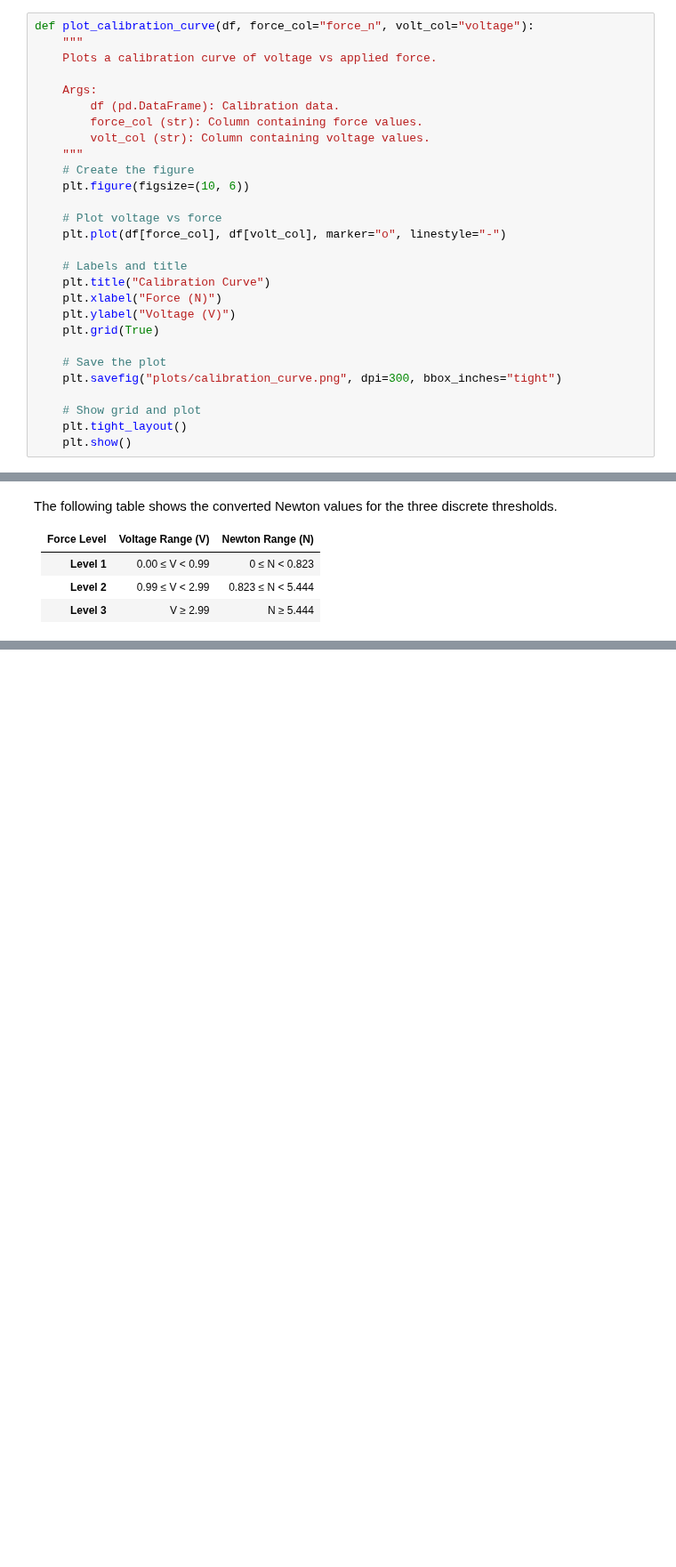
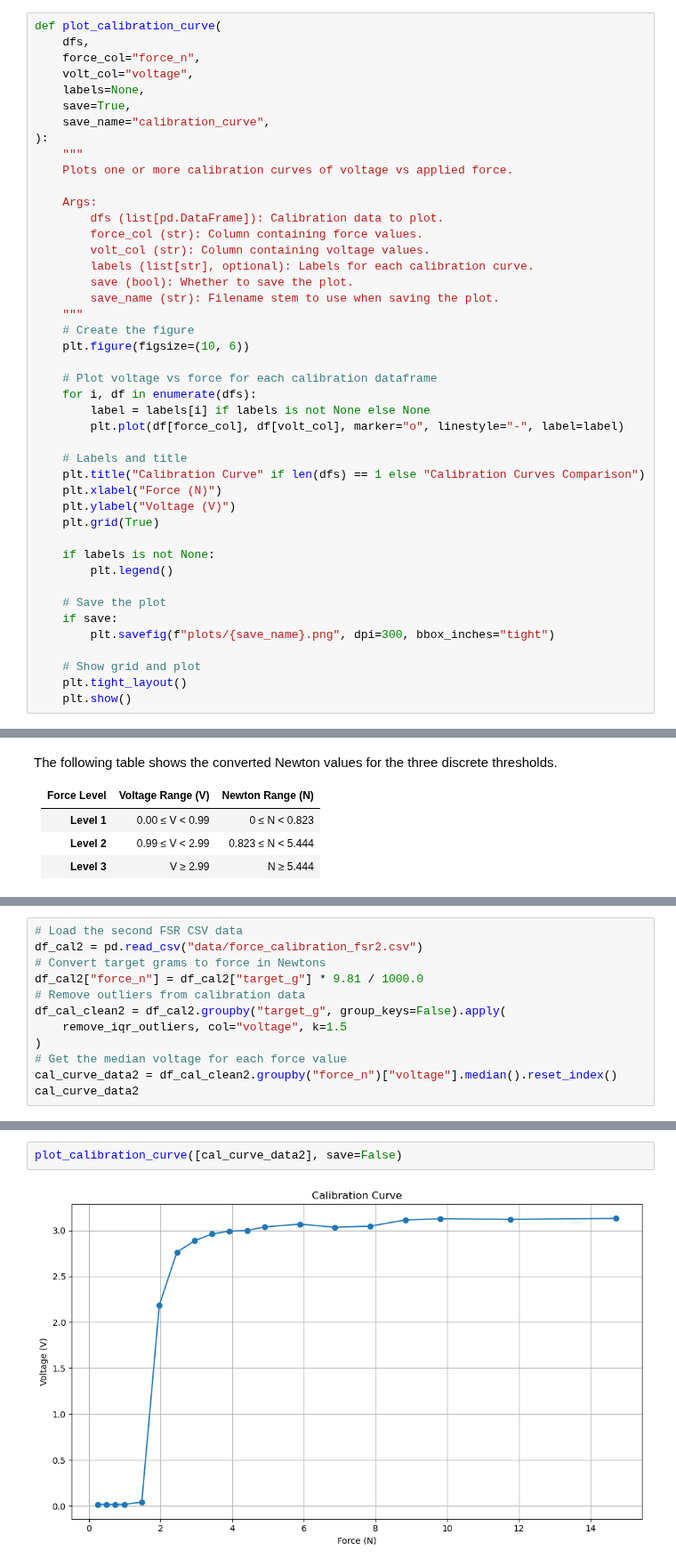
Before and after one commit to gemixin/digit-force-calibration, a Jupyter notebook: calibration.ipynb, the cells around one changed output, grey strips where cells are left out. Shown at 89% size. Cells and saved outputs as stored; diff of their text form; blank space fills up the shorter version.

Commit message:
Added replacement FSR calibration

```diff
--- a/calibration.ipynb
+++ b/calibration.ipynb
@@ -93,29 +93,45 @@ def plot_voltage_by_x(df, x, xlabel, save_name, type="box"):
     plt.tight_layout()
     plt.show()
 # %%
-def plot_calibration_curve(df, force_col="force_n", volt_col="voltage"):
+def plot_calibration_curve(
+    dfs,
+    force_col="force_n",
+    volt_col="voltage",
+    labels=None,
+    save=True,
+    save_name="calibration_curve",
+):
     """
-    Plots a calibration curve of voltage vs applied force.
+    Plots one or more calibration curves of voltage vs applied force.
 
     Args:
-        df (pd.DataFrame): Calibration data.
+        dfs (list[pd.DataFrame]): Calibration data to plot.
         force_col (str): Column containing force values.
         volt_col (str): Column containing voltage values.
+        labels (list[str], optional): Labels for each calibration curve.
+        save (bool): Whether to save the plot.
+        save_name (str): Filename stem to use when saving the plot.
     """
     # Create the figure
     plt.figure(figsize=(10, 6))
 
-    # Plot voltage vs force
-    plt.plot(df[force_col], df[volt_col], marker="o", linestyle="-")
+    # Plot voltage vs force for each calibration dataframe
+    for i, df in enumerate(dfs):
+        label = labels[i] if labels is not None else None
+        plt.plot(df[force_col], df[volt_col], marker="o", linestyle="-", label=label)
 
     # Labels and title
-    plt.title("Calibration Curve")
+    plt.title("Calibration Curve" if len(dfs) == 1 else "Calibration Curves Comparison")
     plt.xlabel("Force (N)")
     plt.ylabel("Voltage (V)")
     plt.grid(True)
 
+    if labels is not None:
+        plt.legend()
+
     # Save the plot
-    plt.savefig("plots/calibration_curve.png", dpi=300, bbox_inches="tight")
+    if save:
+        plt.savefig(f"plots/{save_name}.png", dpi=300, bbox_inches="tight")
 
     # Show grid and plot
     plt.tight_layout()
@@ -596,0 +593,12 @@ The following table shows the converted Newton values for the three discrete thr
+# %%
+# Load the second FSR CSV data
+df_cal2 = pd.read_csv("data/force_calibration_fsr2.csv")
+# Convert target grams to force in Newtons
+df_cal2["force_n"] = df_cal2["target_g"] * 9.81 / 1000.0
+# Remove outliers from calibration data
+df_cal_clean2 = df_cal2.groupby("target_g", group_keys=False).apply(
+    remove_iqr_outliers, col="voltage", k=1.5
+)
+# Get the median voltage for each force value
+cal_curve_data2 = df_cal_clean2.groupby("force_n")["voltage"].median().reset_index()
+cal_curve_data2
@@ -596,0 +623,4 @@ The following table shows the converted Newton values for the three discrete thr
+# %%
+plot_calibration_curve([cal_curve_data2], save=False)
+# %% [output]
+[figure, added]
```
Also changed, not shown: parts of 22 cells of this notebook, 20 other files.
